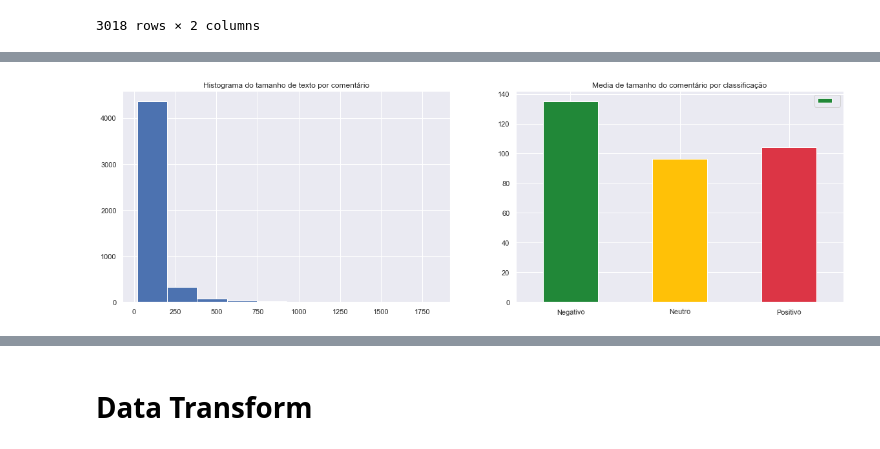
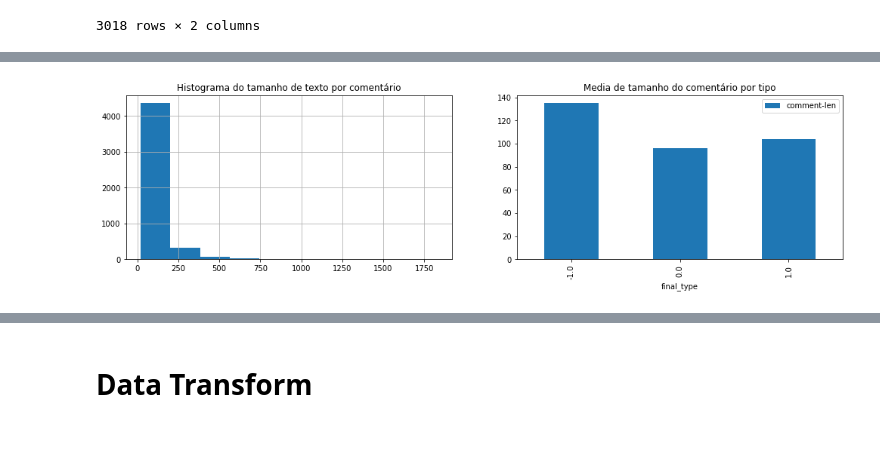
Before and after one commit to ErycM/electronics-sentiment-analysis-on-youtube-comments, a Jupyter notebook: 6.youtube-comments-types-analysis.ipynb, the cells around one changed output, grey strips where cells are left out. Cells and saved outputs as stored; diff of their text form; code cells hidden in the pictures.

```diff
--- a/6.youtube-comments-types-analysis.ipynb
+++ b/6.youtube-comments-types-analysis.ipynb
@@ -27,10 +27,6 @@ from imblearn.over_sampling import SMOTE
 from imblearn.under_sampling import RandomUnderSampler
 from imblearn.pipeline import Pipeline
 from matplotlib import pyplot
-import seaborn as sns
-%matplotlib inline
-sns.set()
-
 from numpy import where
 
 
@@ -43,10 +39,23 @@ from imblearn.over_sampling import BorderlineSMOTE
 from imblearn.over_sampling import KMeansSMOTE
 from imblearn.over_sampling import SVMSMOTE
 
+from sklearn.ensemble import AdaBoostClassifier
+from sklearn.ensemble import RandomForestClassifier
+from xgboost import XGBClassifier
+
+
+from gensim.models import Word2Vec
+from gensim.models import KeyedVectors
+from sklearn.feature_extraction.text import TfidfVectorizer, CountVectorizer
+from sklearn.decomposition import LatentDirichletAllocation,TruncatedSVD
+import nltk
+from nltk.corpus import stopwords
+import re
+
 import warnings
 warnings.filterwarnings('ignore')
 # %%
-df = pd.read_csv('video_comments_final_types.csv')
+df = pd.read_csv('src/video_comments_final_types.csv')
 #video_comments = video_comments.T.reset_index().rename(columns={'index': 'comments_id'})
 # %%
 df['final_type'].count()
@@ -89,21 +101,15 @@ df[['final_type','comment']].loc[df['final_type'] == 1]
 # %%
 df["comment-len"] = df["comment"].apply(lambda x: len(x))
-fig, axes = plt.subplots(nrows=1, ncols=2, figsize=(20,6))
+df_grouped = df.groupby("final_type").agg({'comment-len': 'mean'}).reset_index()
+
+fig, axes = plt.subplots(nrows=1, ncols=2, figsize=(17,4))
+
 axes[0].set_title("Histograma do tamanho de texto por comentário")
 df["comment-len"].hist(ax=axes[0], bins=10)
 
-df_grouped = df.groupby("final_type").agg({'comment-len': 'mean'}).reset_index()
-df_grouped['desc'] = ["Negativo", "Neutro", "Positivo"]
-df_grouped = df_grouped.rename(df_grouped['desc'])
-
-df_grouped.plot.bar(
-        y="comment-len",
-        label='',
-        color=['#218838','#ffc107','#dc3545'],
-        rot=1,
-        title="Media de tamanho do comentário por classificação",
-        ax=axes[1])
+axes[1].set_title("Media de tamanho do comentário por tipo")
+df_grouped.plot.bar(x="final_type", y="comment-len", ax=axes[1])
 
 plt.show()
 # %% [output]
-[figure, old version]
+[figure, new version]
```
Also changed, not shown: parts of 55 cells of this notebook, 22 other files.
